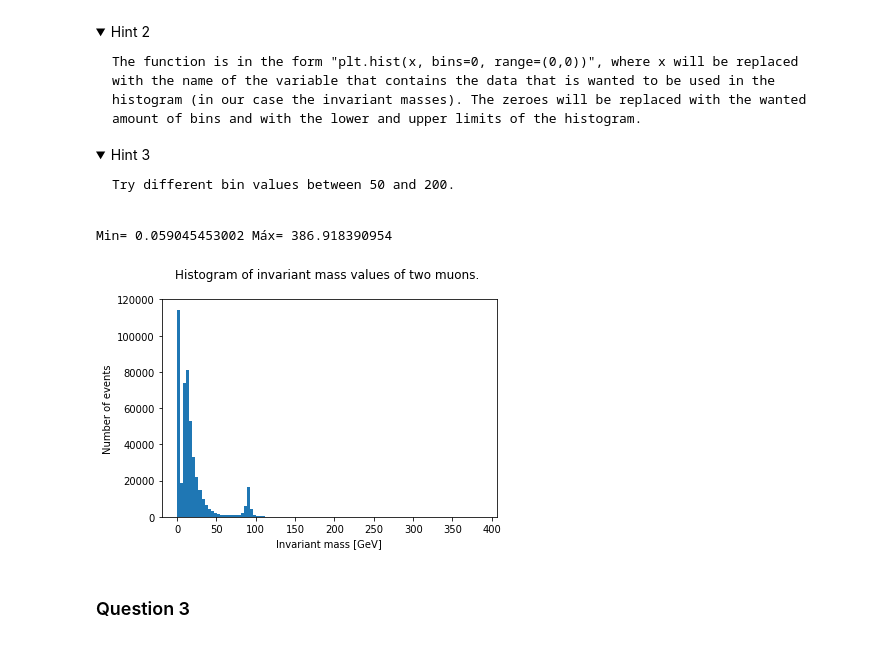
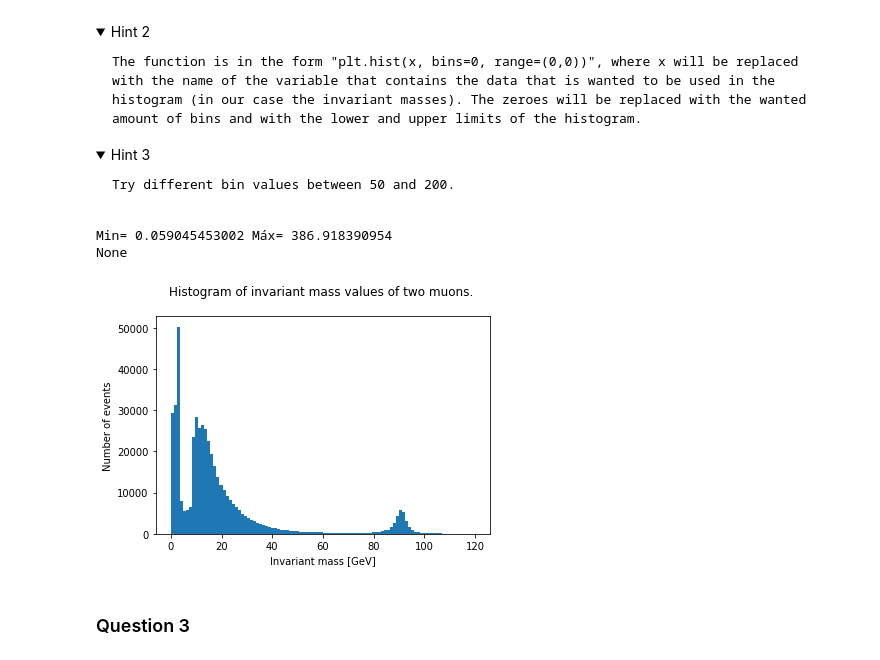
Before and after one commit to wars2/projeto1-intropython, a Jupyter notebook: Exercise.ipynb, the cells around one changed output. Drawn from its saved outputs; the diff is of its cells as text; code cells hidden in the pictures; folded sections open.

```diff
--- a/Exercise.ipynb
+++ b/Exercise.ipynb
@@ -434,17 +434,21 @@ If you get stuck use the hints below. But try to create the histogram without us
 </details>
 # %%
 # Write down there a code that will create the histogram.
-plt.hist(invariant_mass, bins=100, range=(invariant_mass.min(),invariant_mass.max()))
+n, bins, patches = plt.hist(invariant_mass, bins=100, range=(0,120))
 print("Min= " + str(invariant_mass.min()) + " Máx= " + str(invariant_mass.max()))
+#print(invariant_mass.sort_values())
+print(bins.sort())
+
 
 # Let's name the axes and the title. Don't change these.
 plt.xlabel('Invariant mass [GeV]')
 plt.ylabel('Number of events')
 plt.title('Histogram of invariant mass values of two muons. \n')
 plt.show()
 # %% [output]
 Min= 0.059045453002 Máx= 386.918390954
+None
-[figure, old version]
+[figure, new version]
 # %% [markdown]
 ### Question 3
 # %% [markdown]
```
Also changed, not shown: parts of 2 cells of this notebook.
